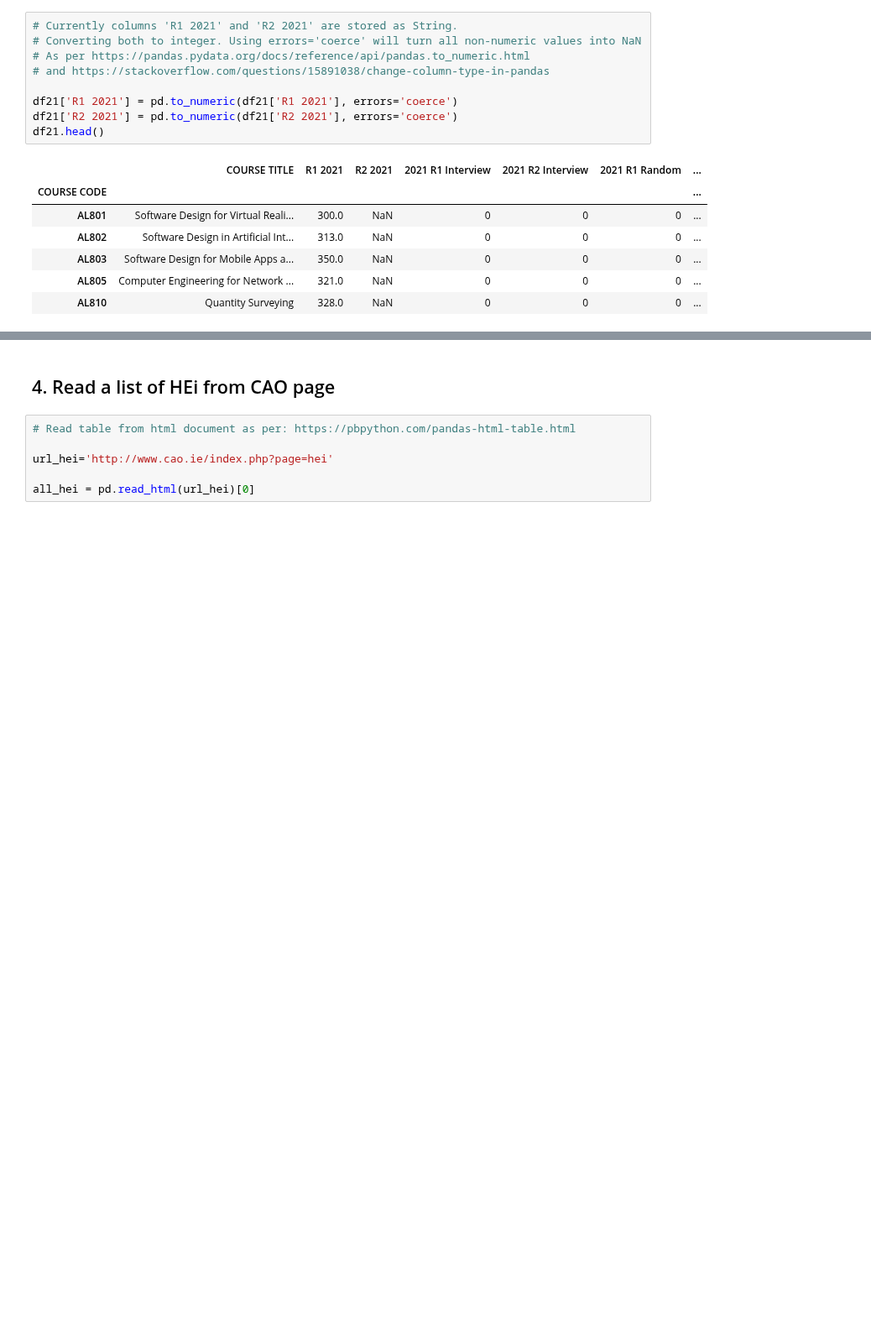
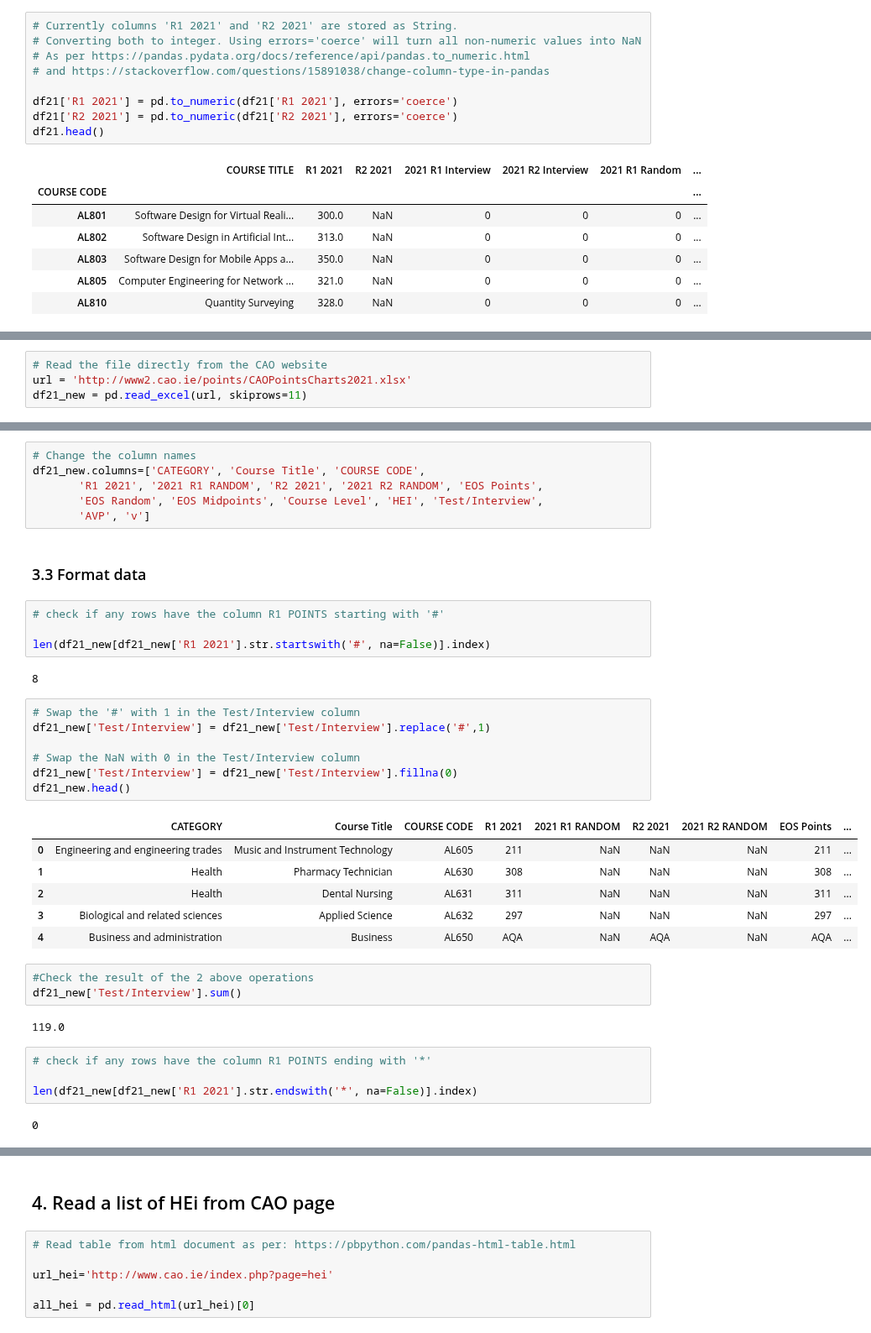
Before and after one commit to przemekbil/FoDA_2021, a Jupyter notebook: cao.ipynb, the cells around one changed output, grey strips where cells are left out. Shown at 84% size. Saved outputs shown, nothing was run; the diff lists cells and outputs as text; blank space fills up the shorter version.

```diff
--- a/cao.ipynb
+++ b/cao.ipynb
@@ -880,0 +888,4 @@ df21.head()
+# %%
+# Read the file directly from the CAO website
+url = 'http://www2.cao.ie/points/CAOPointsCharts2021.xlsx'
+df21_new = pd.read_excel(url, skiprows=11)
@@ -880,0 +940,39 @@ df21.head()
+# %%
+# Change the column names
+df21_new.columns=['CATEGORY', 'Course Title', 'COURSE CODE',
+       'R1 2021', '2021 R1 RANDOM', 'R2 2021', '2021 R2 RANDOM', 'EOS Points',
+       'EOS Random', 'EOS Midpoints', 'Course Level', 'HEI', 'Test/Interview',
+       'AVP', 'v']
+# %% [markdown]
+### 3.3 Format data
+# %%
+# check if any rows have the column R1 POINTS starting with '#'
+
+len(df21_new[df21_new['R1 2021'].str.startswith('#', na=False)].index)
+# %% [output]
+8
+# %%
+# Swap the '#' with 1 in the Test/Interview column
+df21_new['Test/Interview'] = df21_new['Test/Interview'].replace('#',1)
+
+# Swap the NaN with 0 in the Test/Interview column
+df21_new['Test/Interview'] = df21_new['Test/Interview'].fillna(0)
+df21_new.head()
+# %% [output]
+|  | CATEGORY | Course Title | COURSE CODE | R1 2021 | 2021 R1 RANDOM | R2 2021 | 2021 R2 RANDOM | EOS Points | ... |
+| 0 | Engineering and engineering trades | Music and Instrument Technology | AL605 | 211 | NaN | NaN | NaN | 211 | ... |
+| 1 | Health | Pharmacy Technician | AL630 | 308 | NaN | NaN | NaN | 308 | ... |
+| 2 | Health | Dental Nursing | AL631 | 311 | NaN | NaN | NaN | 311 | ... |
+| 3 | Biological and related sciences | Applied Science | AL632 | 297 | NaN | NaN | NaN | 297 | ... |
+| 4 | Business and administration | Business | AL650 | AQA | NaN | AQA | NaN | AQA | ... |
+# %%
+#Check the result of the 2 above operations
+df21_new['Test/Interview'].sum()
+# %% [output]
+119.0
+# %%
+# check if any rows have the column R1 POINTS ending with '*'
+
+len(df21_new[df21_new['R1 2021'].str.endswith('*', na=False)].index)
+# %% [output]
+0
```
Also changed, not shown: parts of 18 cells of this notebook, 2 other files.
